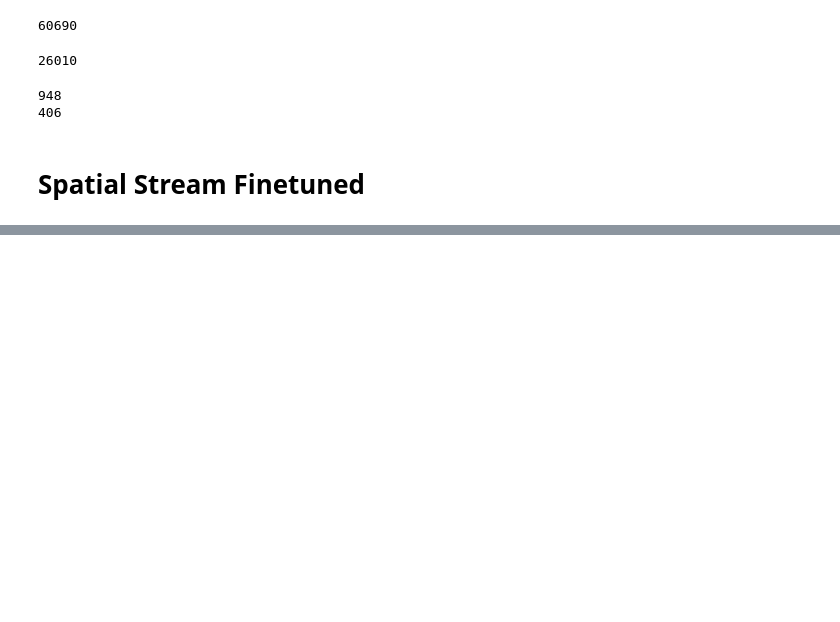
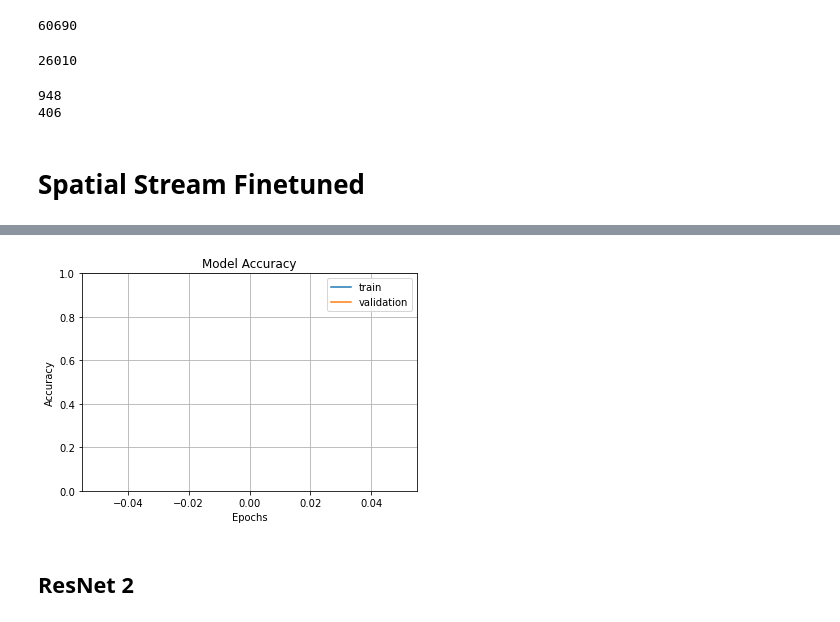
Before and after one commit to giocoal/hmdb51-two-stream-action-recognition, a Jupyter notebook: spatial_stream_cnn_finetuned.ipynb, the cells around one changed output, grey strips where cells are left out. Saved outputs shown, nothing was run; the diff lists cells and outputs as text; code cells hidden in the pictures; blank space fills up the shorter version.

```diff
--- a/spatial_stream_cnn_finetuned.ipynb
+++ b/spatial_stream_cnn_finetuned.ipynb
@@ -140,8 +140,9 @@ print(step_per_epoch_val)
 # Spatial Stream Finetuned
 # %%
 checkpoint_filepath = './Models/spatial_model{epoch:02d}-{val_loss:.2f}.hdf5'
+
 model_checkpoint_callback = tf.keras.callbacks.ModelCheckpoint(
     filepath=checkpoint_filepath,
-    monitor='val_accuracy',
+    monitor='val_sparse_categorical_accuracy',
     mode='max',
     save_best_only=True)
@@ -163,12 +166,4 @@ resnet_model.add(Dense(num_classes, activation='softmax'))
 
 print(resnet_model.summary())
 
-# resnet_model.compile(optimizer = Adam(learning_rate=0.000001), loss = 'sparse_categorical_crossentropy', metrics = ['sparse_categorical_accuracy'])
 resnet_model.compile(optimizer = Adam(learning_rate=0.001), loss = 'sparse_categorical_crossentropy', metrics = ['sparse_categorical_accuracy'])
-
-history_ResNet_spatial_stream = resnet_model.fit(train_ds,
-                                        validation_data = val_ds,
-                                        epochs=20,
-                                        steps_per_epoch=step_per_epoch_train,
-                                        validation_steps=step_per_epoch_val,
-                                        callbacks=[model_checkpoint_callback])
@@ -174,0 +189,7 @@ history_ResNet_spatial_stream = resnet_model.fit(train_ds,
+# %%
+history_ResNet1_spatial_stream = resnet_model.fit(train_ds,
+                                        validation_data = val_ds,
+                                        epochs=20,
+                                        steps_per_epoch=step_per_epoch_train,
+                                        validation_steps=step_per_epoch_val,
+                                        callbacks=[model_checkpoint_callback])
@@ -175,3 +198,19 @@ history_ResNet_spatial_stream = resnet_model.fit(train_ds,
+# %%
+fig1 = plt.gcf()
+plt.plot(history_ResNet1_spatial_stream.history['sparse_categorical_accuracy'])
+plt.plot(history_ResNet1_spatial_stream.history['val_sparse_categorical_accuracy'])
+plt.axis(ymin=0,ymax=1)
+plt.grid()
+plt.title('Model Accuracy')
+plt.ylabel('Accuracy')
+plt.xlabel('Epochs')
+plt.legend(['train', 'validation'])
+plt.savefig('resnet_1.png')
+plt.show()
+# %% [output]
+[figure, added]
+# %% [markdown]
+## ResNet 2
 # %%
 def build_model(num_classes, img_size=224):
     input = tf.keras.layers.Input(shape=(img_size, img_size, 3))
```
Also changed, not shown: parts of 6 cells of this notebook.
